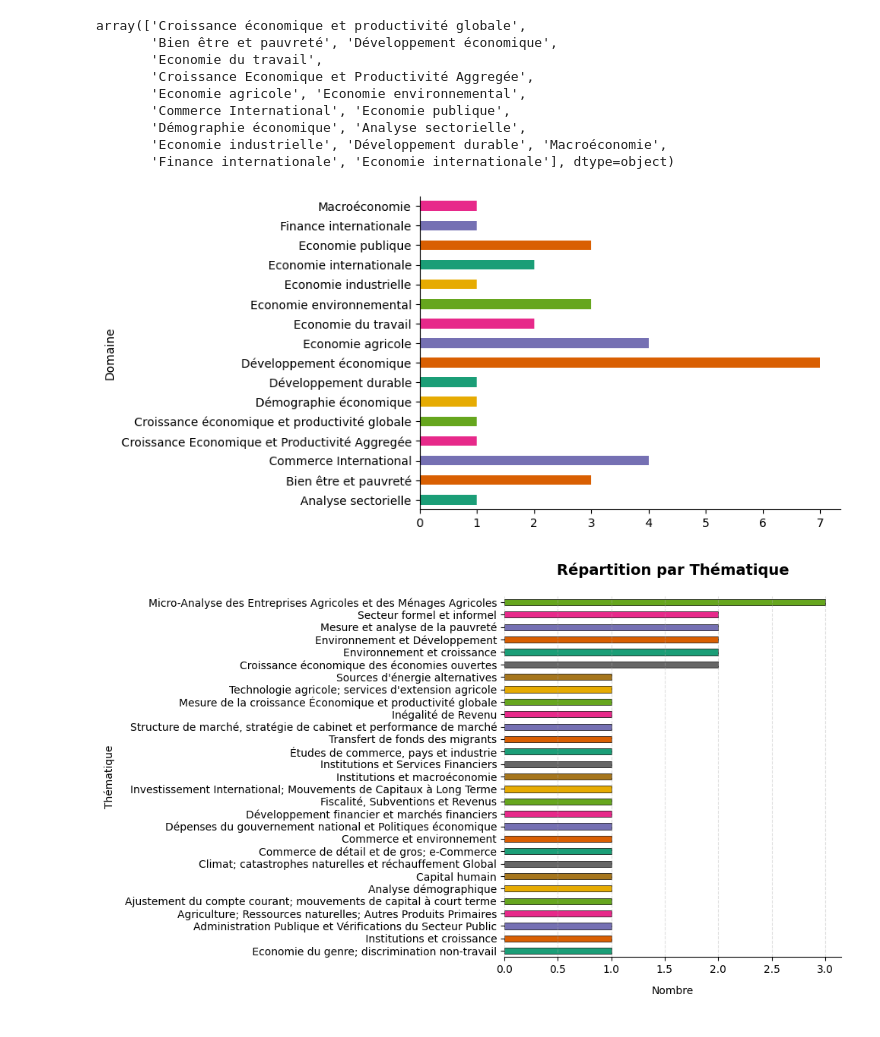
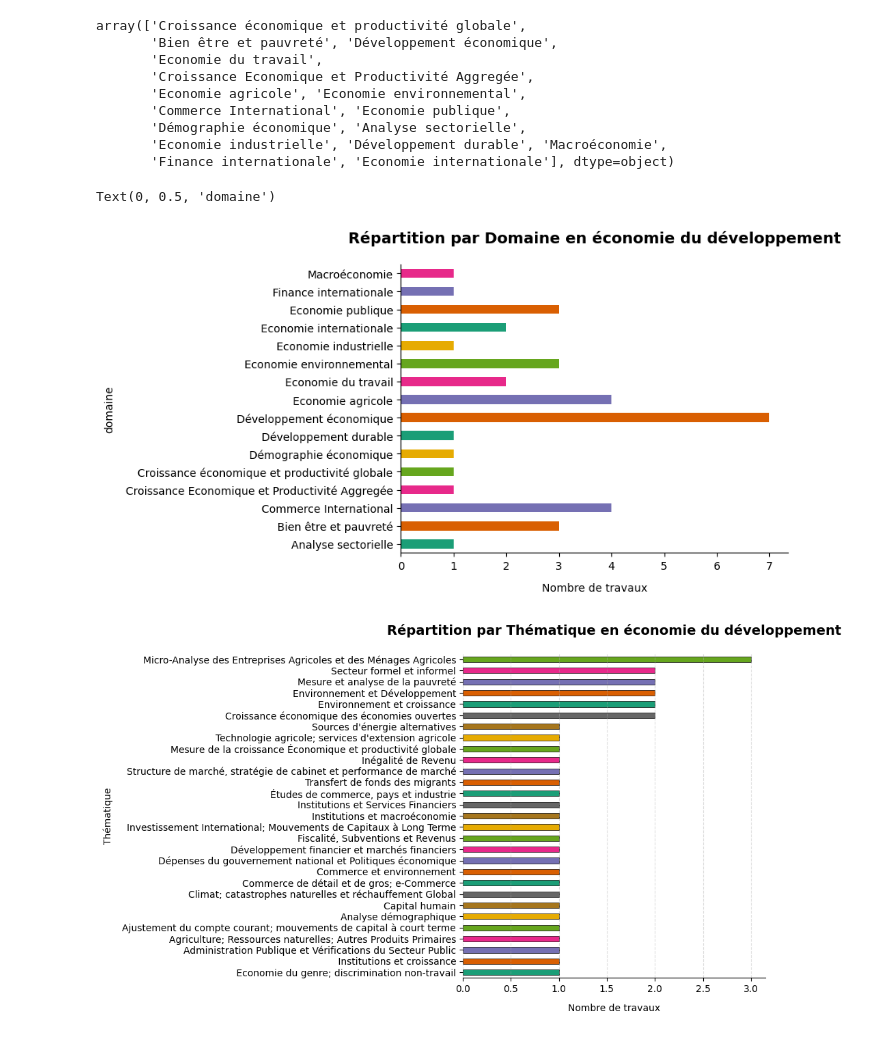
Before and after one commit to Migthyvan/Pere_kpoda, a Jupyter notebook: economy.ipynb, the cells around one changed output. Saved outputs shown, nothing was run; the diff lists cells and outputs as text; code cells hidden in the pictures.

```diff
--- a/economy.ipynb
+++ b/economy.ipynb
@@ -71,8 +71,13 @@ array(['Croissance économique et productivité globale',
 # %%
 economy_df.groupby('Domaine').size().plot(kind='barh', color=sns.palettes.mpl_palette('Dark2'))
 plt.gca().spines[['top', 'right',]].set_visible(False)
+
+plt.title('Répartition par Domaine en économie du développement', pad=20, fontsize=14, fontweight='bold')
+plt.xlabel('Nombre de travaux', labelpad=10)
+plt.ylabel('domaine', labelpad=10)
 # %% [output]
+Text(0, 0.5, 'domaine')
-[figure, old version]
+[figure, new version]
 # %%
 # Configuration du style
 #plt.style.use('seaborn')  # ou 'ggplot' pour un autre style esthétique
@@ -87,8 +92,8 @@ economy_df.groupby('Thématique').size().sort_values().plot(
 )
 
 # Personnalisation
-plt.title('Répartition par Thématique', pad=20, fontsize=14, fontweight='bold')
-plt.xlabel('Nombre', labelpad=10)
+plt.title('Répartition par Thématique en économie du développement', pad=20, fontsize=14, fontweight='bold')
+plt.xlabel('Nombre de travaux', labelpad=10)
 plt.ylabel('Thématique', labelpad=10)
 
 # Suppression des bordures inutiles
@@ -104,6 +109,6 @@ plt.tight_layout()
 # Affichage
 plt.show()
 # %% [output]
-[figure, old version]
+[figure, new version]
 # %%
 economy_df.to_excel('Economie_du_developpement.xlsx', index = False)
```
Also changed, not shown: 3 other files.
